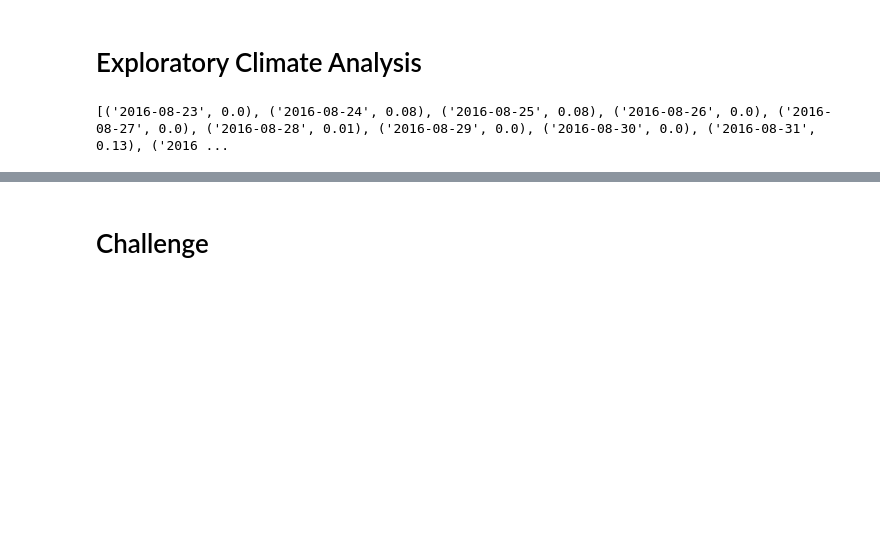
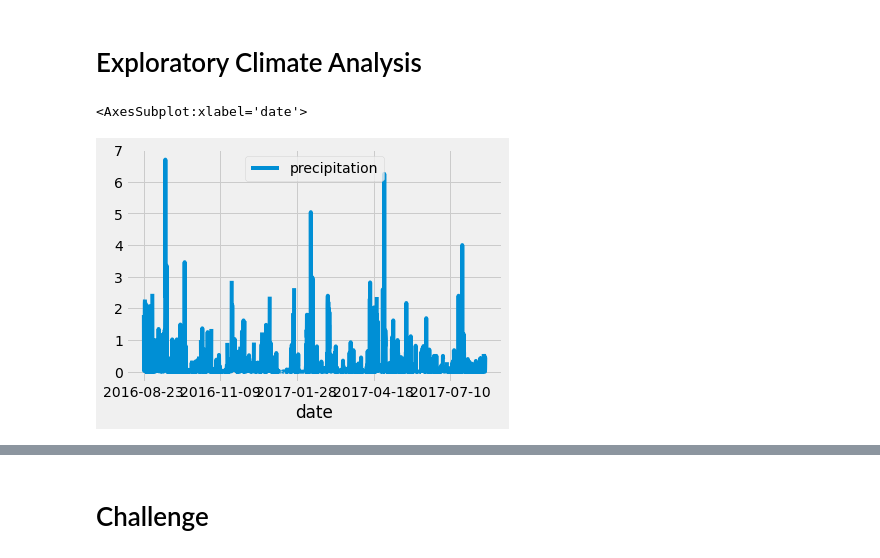
Before and after one commit to JGarza4903/Surfs_Up, a Jupyter notebook: climate_analysis.ipynb, the cells around one changed output, grey strips where cells are left out. Saved outputs shown, nothing was run; the diff lists cells and outputs as text; code cells hidden in the pictures; blank space fills up the shorter version.

```diff
--- a/climate_analysis.ipynb
+++ b/climate_analysis.ipynb
@@ -41,19 +41,27 @@ session = Session(engine)
 # %%
 # Design a query to retrieve the last 12 months of precipitation data and plot the results.
 #Starting from the last data point in the database.
 
 # Calculate the date one year from the last date in data set.
 prev_year = dt.date(2017, 8, 23) - dt.timedelta(days=365)
 
 # Perform a query to retrieve the data and precipitation scores
 results = session.query(Measurement.date, Measurement.prcp).filter(Measurement.date>=prev_year).all()
-print(results)
+# print(results)
+
 # Save the query results as a Pandas DataFrame and set the index to the date column
+df = pd.DataFrame(results, columns = ['date', 'precipitation'])
+df.set_index(df['date'], inplace = True)
+# print(df.to_string(index=False))
 
 # Sort the dataframe by date
+df = df.sort_index()
+# print(df.to_string(index=False))
 
 # Use Pandas Plotting with Matplotlib to plot the data
+df.plot()
 # %% [output]
-[('2016-08-23', 0.0), ('2016-08-24', 0.08), ('2016-08-25', 0.08), ('2016-08-26', 0.0), ('2016-08-27', 0.0), ('2016-08-28', 0.01), ('2016-08-29', 0.0), ('2016-08-30', 0.0), ('2016-08-31', 0.13), ('2016 ...
+<AxesSubplot:xlabel='date'>
+[figure, added]
 # %%
 # Use Pandas to calcualte the summary statistics for the precipitation data
```
Also changed, not shown: parts of 7 cells of this notebook, 2 other files.
